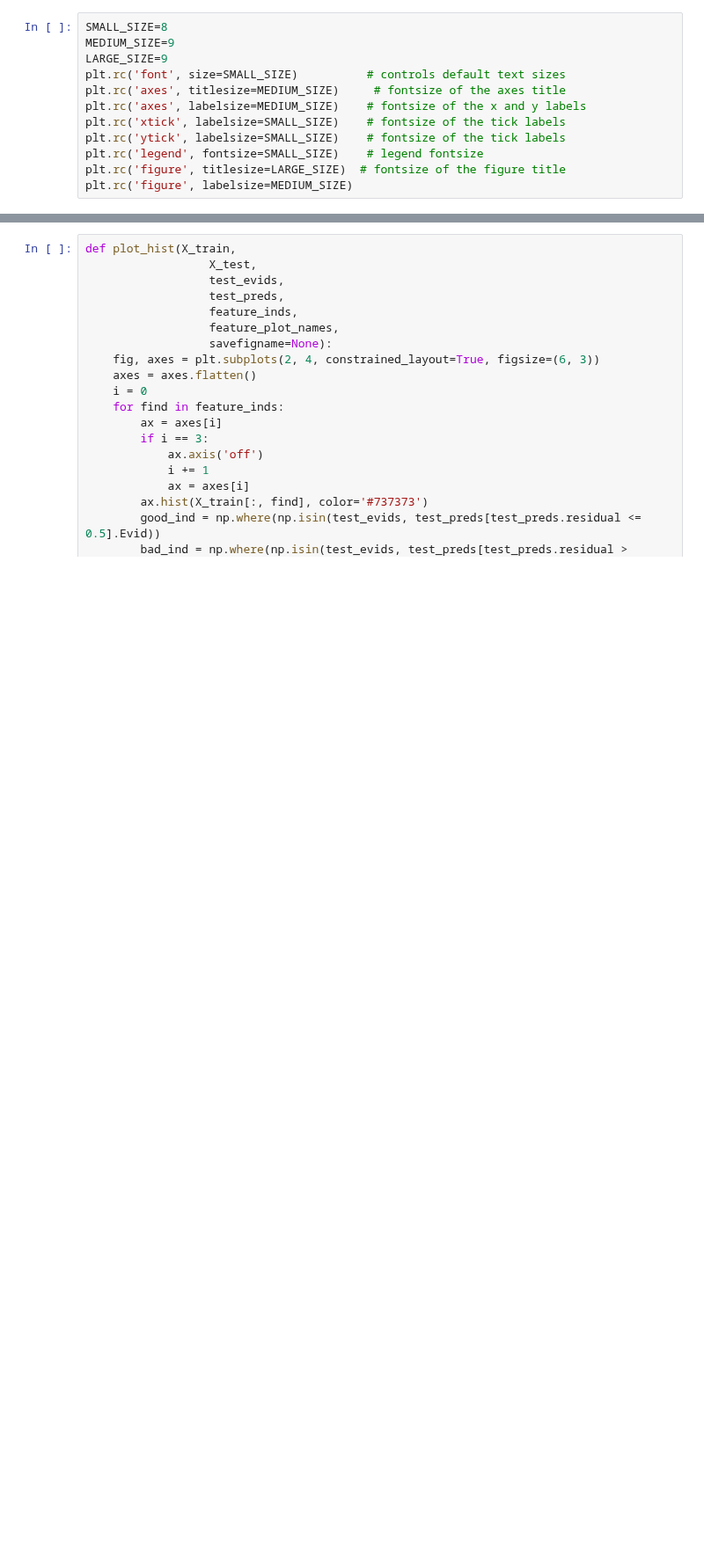
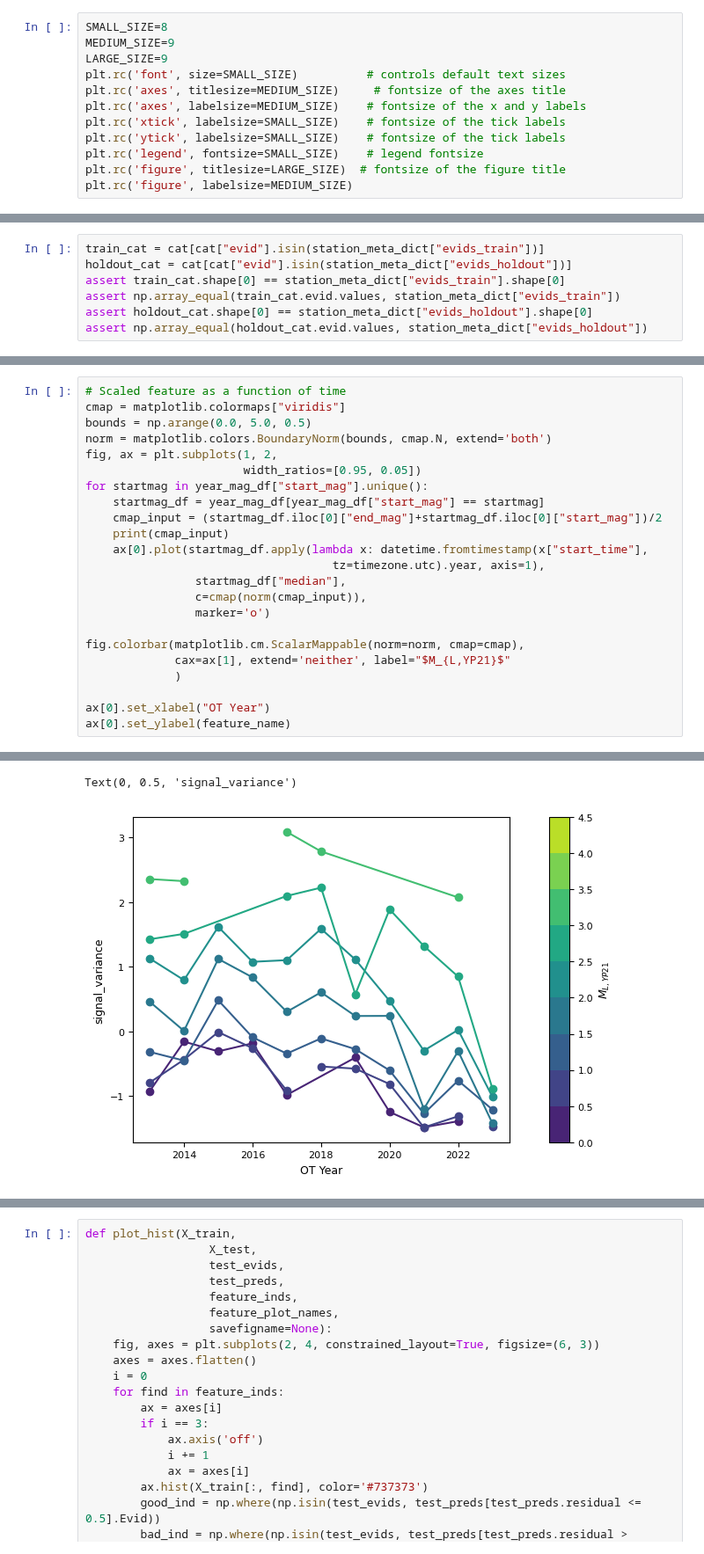
Before and after one commit to armstrong06/featmag, a Jupyter notebook: notebooks_results/whatsUpWithYDC.ipynb, the cells around one changed output, grey strips where cells are left out. Shown at 88% size. Drawn from its saved outputs; the diff is of its cells as text; blank space fills up the shorter version.

```diff
--- a/notebooks_results/whatsUpWithYDC.ipynb
+++ b/notebooks_results/whatsUpWithYDC.ipynb
@@ -149,0 +179,7 @@ plot_features(X_train_s, station_meta_dict['y_train'],
+# %%
+train_cat = cat[cat["evid"].isin(station_meta_dict["evids_train"])]
+holdout_cat = cat[cat["evid"].isin(station_meta_dict["evids_holdout"])]
+assert train_cat.shape[0] == station_meta_dict["evids_train"].shape[0]
+assert np.array_equal(train_cat.evid.values, station_meta_dict["evids_train"])
+assert holdout_cat.shape[0] == station_meta_dict["evids_holdout"].shape[0]
+assert np.array_equal(holdout_cat.evid.values, station_meta_dict["evids_holdout"])
@@ -149,0 +305,24 @@ plot_features(X_train_s, station_meta_dict['y_train'],
+# %%
+# Scaled feature as a function of time
+cmap = matplotlib.colormaps["viridis"]
+bounds = np.arange(0.0, 5.0, 0.5)
+norm = matplotlib.colors.BoundaryNorm(bounds, cmap.N, extend='both')
+fig, ax = plt.subplots(1, 2,
+                       width_ratios=[0.95, 0.05])
+for startmag in year_mag_df["start_mag"].unique():
+    startmag_df = year_mag_df[year_mag_df["start_mag"] == startmag]
+    cmap_input = (startmag_df.iloc[0]["end_mag"]+startmag_df.iloc[0]["start_mag"])/2
+    print(cmap_input)
+    ax[0].plot(startmag_df.apply(lambda x: datetime.fromtimestamp(x["start_time"],
+                                    tz=timezone.utc).year, axis=1),
+                startmag_df["median"],
+                c=cmap(norm(cmap_input)),
+                marker='o')
+
+fig.colorbar(matplotlib.cm.ScalarMappable(norm=norm, cmap=cmap),
+             cax=ax[1], extend='neither', label="$M_{L,YP21}$"
+             )
+
+ax[0].set_xlabel("OT Year")
+ax[0].set_ylabel(feature_name)
+# %% [output]
@@ -149,0 +339,2 @@ plot_features(X_train_s, station_meta_dict['y_train'],
+Text(0, 0.5, 'signal_variance')
+[figure, added]
```
Also changed, not shown: parts of 25 cells of this notebook, 3 other files.
